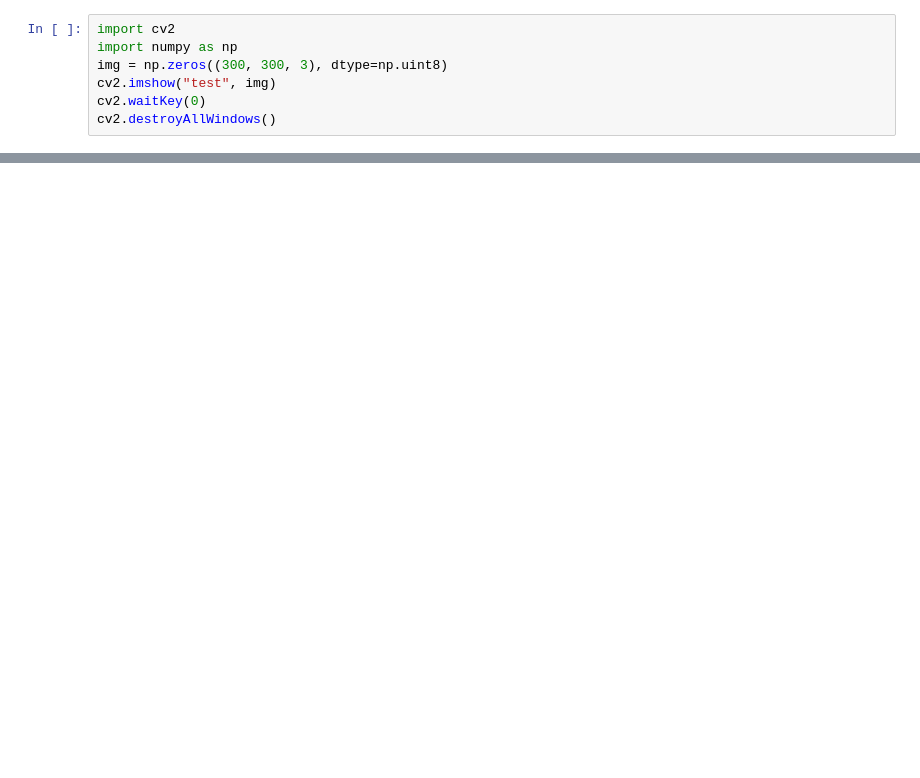
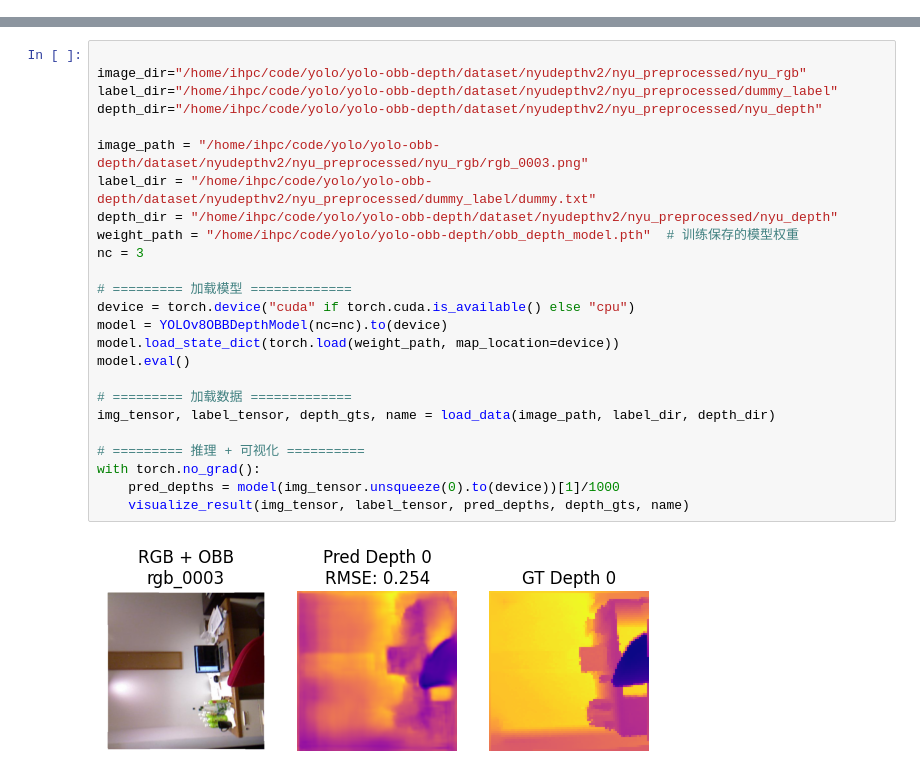
Before and after one commit to radiuson/yolo-obb-depth, a Jupyter notebook: test.ipynb, the cells around one changed output, grey strips where cells are left out. Cells and saved outputs as stored; diff of their text form; blank space fills up the shorter version.

```diff
--- a/test.ipynb
+++ b/test.ipynb
@@ -70,7 +0,0 @@ NameError: name 'DepthHead' is not defined
-# %%
-import cv2
-import numpy as np
-img = np.zeros((300, 300, 3), dtype=np.uint8)
-cv2.imshow("test", img)
-cv2.waitKey(0)
-cv2.destroyAllWindows()
@@ -76,0 +105,27 @@ cv2.destroyAllWindows()
+# %%
+
+image_dir="/home/ihpc/code/yolo/yolo-obb-depth/dataset/nyudepthv2/nyu_preprocessed/nyu_rgb"
+label_dir="/home/ihpc/code/yolo/yolo-obb-depth/dataset/nyudepthv2/nyu_preprocessed/dummy_label"
+depth_dir="/home/ihpc/code/yolo/yolo-obb-depth/dataset/nyudepthv2/nyu_preprocessed/nyu_depth"
+
+image_path = "/home/ihpc/code/yolo/yolo-obb-depth/dataset/nyudepthv2/nyu_preprocessed/nyu_rgb/rgb_0003.png"
+label_dir = "/home/ihpc/code/yolo/yolo-obb-depth/dataset/nyudepthv2/nyu_preprocessed/dummy_label/dummy.txt"
+depth_dir = "/home/ihpc/code/yolo/yolo-obb-depth/dataset/nyudepthv2/nyu_preprocessed/nyu_depth"
+weight_path = "/home/ihpc/code/yolo/yolo-obb-depth/obb_depth_model.pth"  # 训练保存的模型权重
+nc = 3
+
+# ========= 加载模型 =============
+device = torch.device("cuda" if torch.cuda.is_available() else "cpu")
+model = YOLOv8OBBDepthModel(nc=nc).to(device)
+model.load_state_dict(torch.load(weight_path, map_location=device))
+model.eval()
+
+# ========= 加载数据 =============
+img_tensor, label_tensor, depth_gts, name = load_data(image_path, label_dir, depth_dir)
+
+# ========= 推理 + 可视化 ==========
+with torch.no_grad():
+    pred_depths = model(img_tensor.unsqueeze(0).to(device))[1]/1000
+    visualize_result(img_tensor, label_tensor, pred_depths, depth_gts, name)
+# %% [output]
+[figure, added]
```
Also changed, not shown: parts of 8 cells of this notebook, 7 other files.
